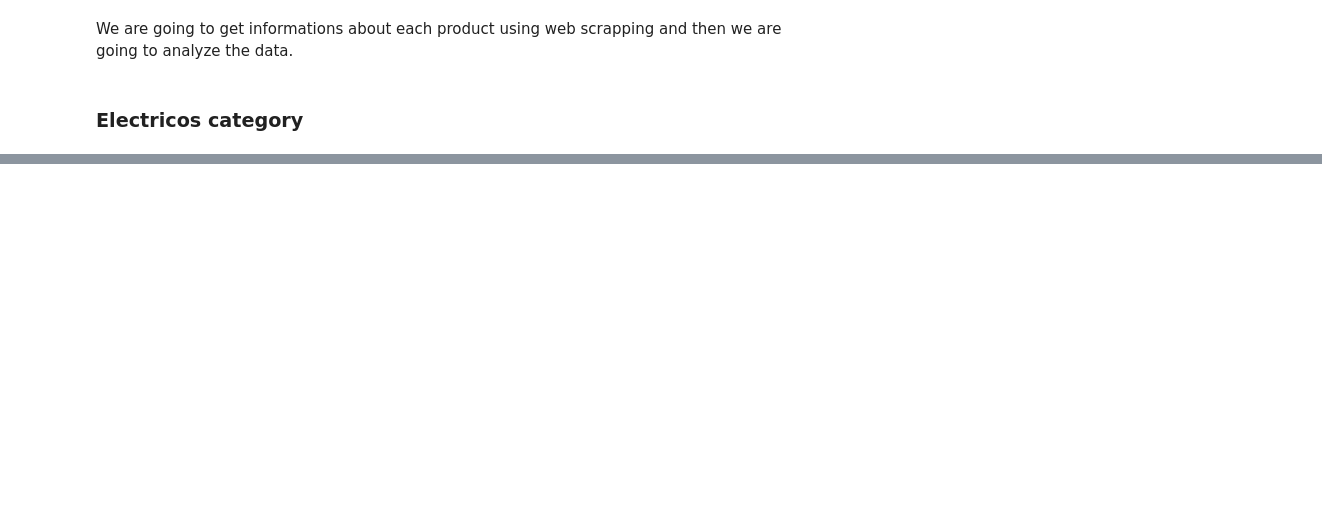
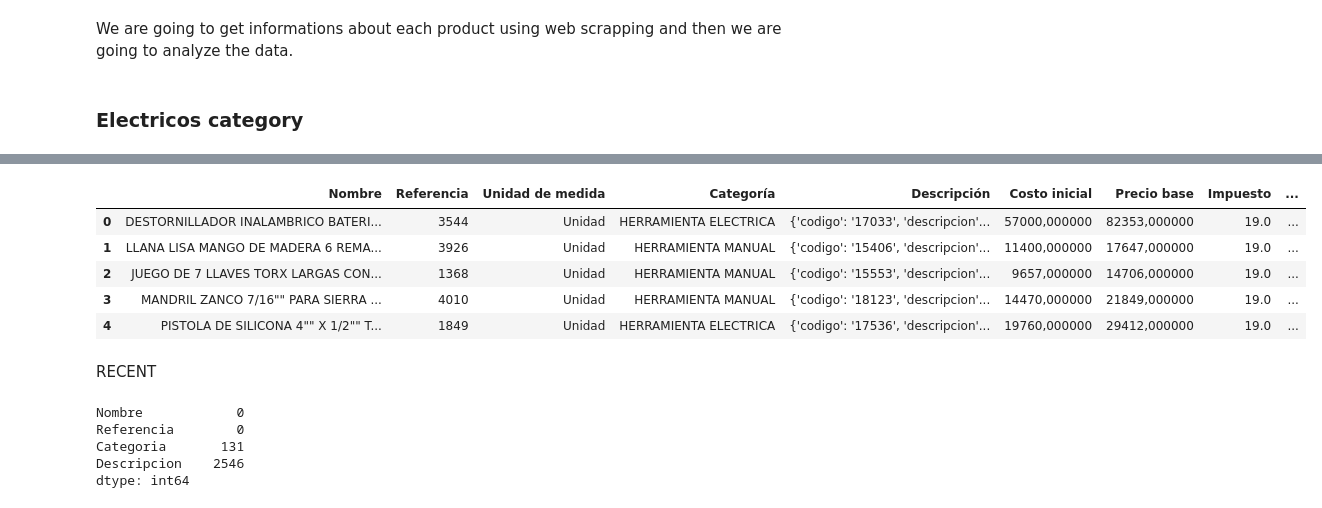
Before and after one commit to dianasolangel/ferriatienda, a Jupyter notebook: ferriatienda/ferritienda_data.ipynb, the cells around one changed output, grey strips where cells are left out. Drawn from its saved outputs; the diff is of its cells as text; code cells hidden in the pictures; blank space fills up the shorter version.

Commit message:
updates on overall structure and good general inventory

```diff
--- a/ferriatienda/ferritienda_data.ipynb
+++ b/ferriatienda/ferritienda_data.ipynb
@@ -508,0 +317,23 @@ ModuleNotFoundError: No module named 'pdf2image'
+# %%
+column_names = [
+
+    "Nombre", "Referencia", "Unidad de medida", "Categoría", "Descripción",
+    "Costo inicial", "Precio base", "Impuesto", "Precio total", "Precio general",
+    "Código cuenta contable", "Cuenta contable", "Código cuenta de inventario",
+    "Cuenta de inventario", "Código cuenta de costo de venta", "Cuenta de costo de venta",
+    "Código de barras", "Marca", "Definicion", "Caracteristicas"
+]
+
+df = pd.read_csv(
+    "./data/scraped_electric_truper_data.csv",
+    sep=";",
+    quoting=csv.QUOTE_NONE,
+    encoding="utf-8",
+    names=column_names,
+    header=0,
+    on_bad_lines="skip",
+    engine="python"
+)
+
+print(df.head())
+print(df.shape)
@@ -508,0 +361,11 @@ ModuleNotFoundError: No module named 'pdf2image'
+# %%
+df = df.drop(columns=["Definicion", "Caracteristicas"])
+# %%
+df.head()
+# %% [output]
+|  | Nombre | Referencia | Unidad de medida | Categoría | Descripción | Costo inicial | Precio base | Impuesto | ... |
+| 0 | DESTORNILLADOR INALAMBRICO BATERI... | 3544 | Unidad | HERRAMIENTA ELECTRICA | {'codigo': '17033', 'descripcion'... | 57000,000000 | 82353,000000 | 19.0 | ... |
+| 1 | LLANA LISA MANGO DE MADERA 6 REMA... | 3926 | Unidad | HERRAMIENTA MANUAL | {'codigo': '15406', 'descripcion'... | 11400,000000 | 17647,000000 | 19.0 | ... |
+| 2 | JUEGO DE 7 LLAVES TORX LARGAS CON... | 1368 | Unidad | HERRAMIENTA MANUAL | {'codigo': '15553', 'descripcion'... | 9657,000000 | 14706,000000 | 19.0 | ... |
+| 3 | MANDRIL ZANCO 7/16"" PARA SIERRA ... | 4010 | Unidad | HERRAMIENTA MANUAL | {'codigo': '18123', 'descripcion'... | 14470,000000 | 21849,000000 | 19.0 | ... |
+| 4 | PISTOLA DE SILICONA 4"" X 1/2"" T... | 1849 | Unidad | HERRAMIENTA ELECTRICA | {'codigo': '17536', 'descripcion'... | 19760,000000 | 29412,000000 | 19.0 | ... |
@@ -508,0 +374,2 @@ ModuleNotFoundError: No module named 'pdf2image'
+# %% [markdown]
+RECENT
@@ -508,0 +392,8 @@ ModuleNotFoundError: No module named 'pdf2image'
+# %%
+print(df_inventory.isnull().sum())
+# %% [output]
+Nombre            0
+Referencia        0
+Categoria       131
+Descripcion    2546
+dtype: int64
```
Also changed, not shown: parts of 41 cells of this notebook, 13 other files.
